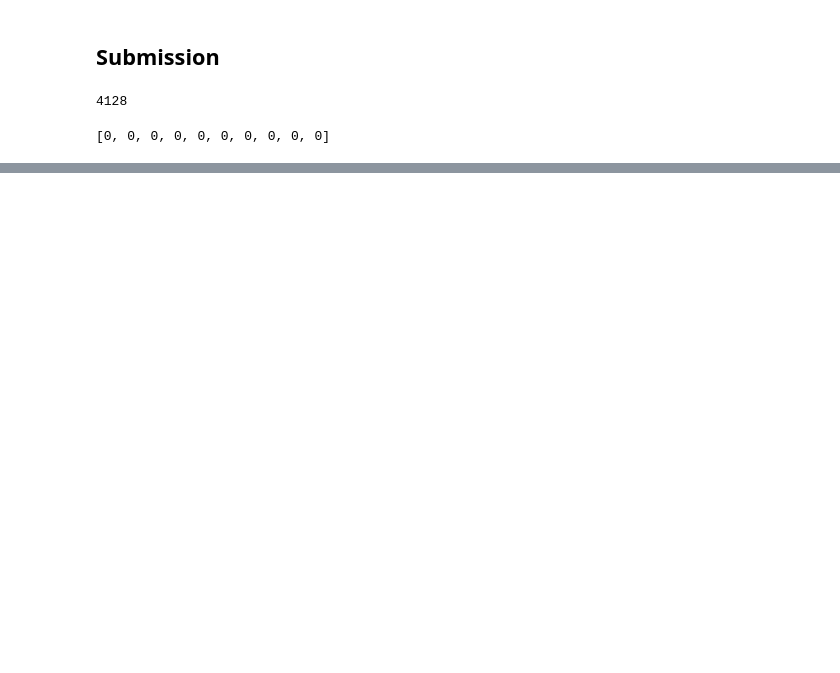
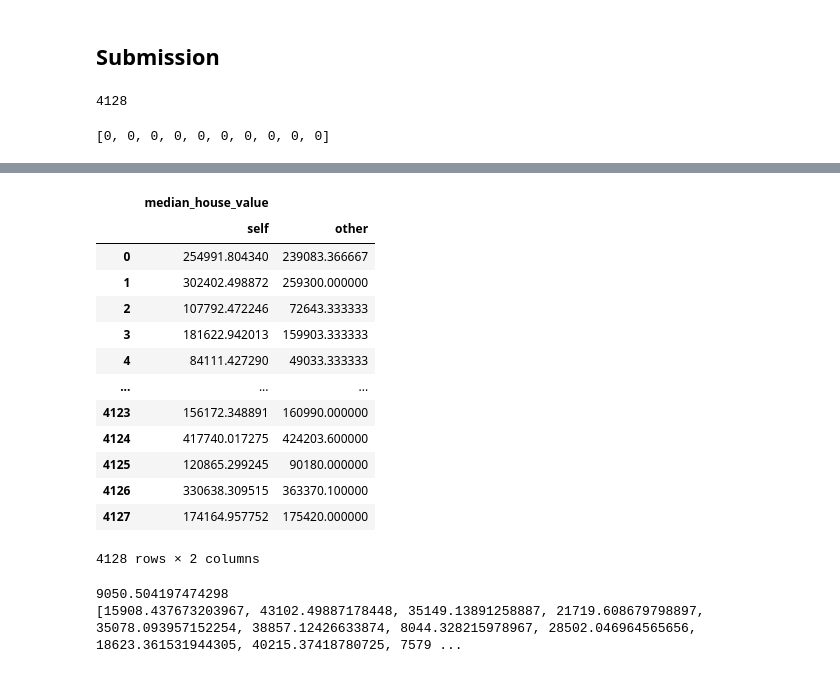
Before and after one commit to MrHencke/DAT158-ML-Oblig1, a Jupyter notebook: notebooks/california_housing.ipynb, the cells around one changed output, grey strips where cells are left out. Cells and saved outputs as stored; diff of their text form; code cells hidden in the pictures; blank space fills up the shorter version.

```diff
--- a/notebooks/california_housing.ipynb
+++ b/notebooks/california_housing.ipynb
@@ -620,2 +624,31 @@ submission.head()
 # %%
 submission.to_csv('submission.csv', index=False)
+# %%
+old_sub = pd.read_csv("submission_56960.csv")
+new_sub = pd.read_csv("submission.csv")
+
+old_sub.compare(new_sub)
+# %% [output]
+|  | median_house_value |  |
+|  | self | other |
+| 0 | 254991.804340 | 239083.366667 |
+| 1 | 302402.498872 | 259300.000000 |
+| 2 | 107792.472246 | 72643.333333 |
+| 3 | 181622.942013 | 159903.333333 |
+| 4 | 84111.427290 | 49033.333333 |
+| ... | ... | ... |
+| 4123 | 156172.348891 | 160990.000000 |
+| 4124 | 417740.017275 | 424203.600000 |
+| 4125 | 120865.299245 | 90180.000000 |
+| 4126 | 330638.309515 | 363370.100000 |
+| 4127 | 174164.957752 | 175420.000000 |
+4128 rows × 2 columns
+# %%
+difference = [x[0] - x[1] for x in zip(old_sub.median_house_value, new_sub.median_house_value)]
+
+print(np.average(difference))
+
+print(difference)
+# %% [output]
+9050.504197474298
+[15908.437673203967, 43102.49887178448, 35149.13891258887, 21719.608679798897, 35078.093957152254, 38857.12426633874, 8044.328215978967, 28502.046964565656, 18623.361531944305, 40215.37418780725, 7579 ...
```
Also changed, not shown: parts of 8 cells of this notebook, 2 other files.
